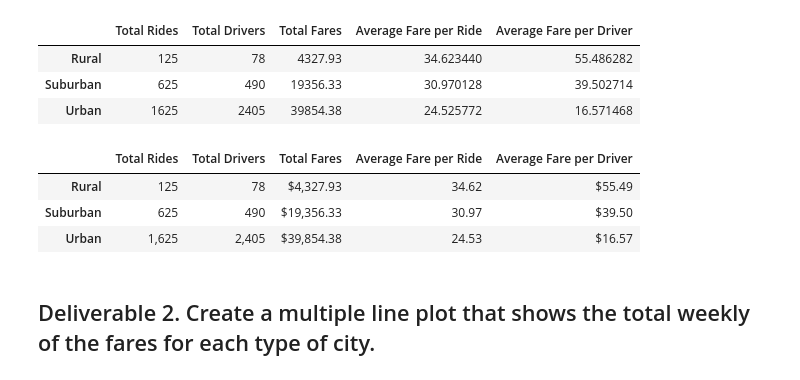
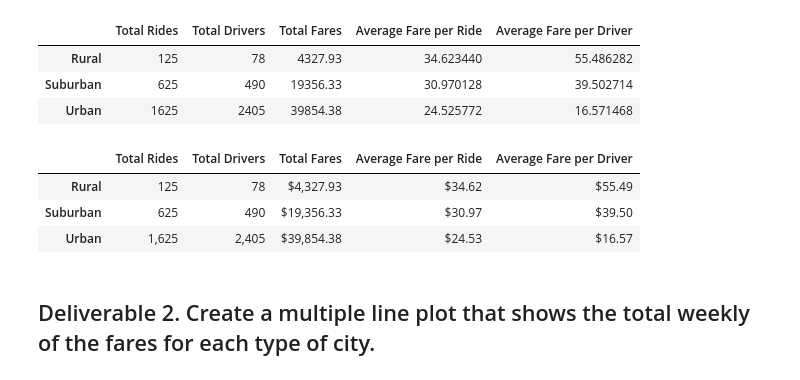
Before and after one commit to MichaelaAnastasiaAustin/PyBer_Analysis, a Jupyter notebook: PyBer_Challenge.ipynb, the cells around one changed output. Saved outputs shown, nothing was run; the diff lists cells and outputs as text; code cells hidden in the pictures.

Commit message:
Updated PyBer_Challenge.ipynb and added PyBer_fare_summary.png

```diff
--- a/PyBer_Challenge.ipynb
+++ b/PyBer_Challenge.ipynb
@@ -105,16 +105,16 @@ pyber_summary_df
 # %%
 #  8. Format the columns.
 pyber_summary_df["Total Rides"] = pyber_summary_df["Total Rides"].map("{:,}".format)
 pyber_summary_df["Total Drivers"] = pyber_summary_df["Total Drivers"].map("{:,}".format)
 pyber_summary_df["Total Fares"] = pyber_summary_df["Total Fares"].map("${:,.2f}".format)
-pyber_summary_df["Average Fare per Ride"] = pyber_summary_df["Average Fare per Ride"].map("{:,.2f}".format)
+pyber_summary_df["Average Fare per Ride"] = pyber_summary_df["Average Fare per Ride"].map("${:,.2f}".format)
 pyber_summary_df["Average Fare per Driver"] = pyber_summary_df["Average Fare per Driver"].map("${:,.2f}".format)
 pyber_summary_df
 # %% [output]
 |  | Total Rides | Total Drivers | Total Fares | Average Fare per Ride | Average Fare per Driver |
-| Rural | 125 | 78 | $4,327.93 | 34.62 | $55.49 |
-| Suburban | 625 | 490 | $19,356.33 | 30.97 | $39.50 |
-| Urban | 1,625 | 2,405 | $39,854.38 | 24.53 | $16.57 |
+| Rural | 125 | 78 | $4,327.93 | $34.62 | $55.49 |
+| Suburban | 625 | 490 | $19,356.33 | $30.97 | $39.50 |
+| Urban | 1,625 | 2,405 | $39,854.38 | $24.53 | $16.57 |
 # %% [markdown]
 ## Deliverable 2.  Create a multiple line plot that shows the total weekly of the fares for each type of city.
 # %%
```
Also changed, not shown: parts of 10 cells of this notebook, 1 other file.
